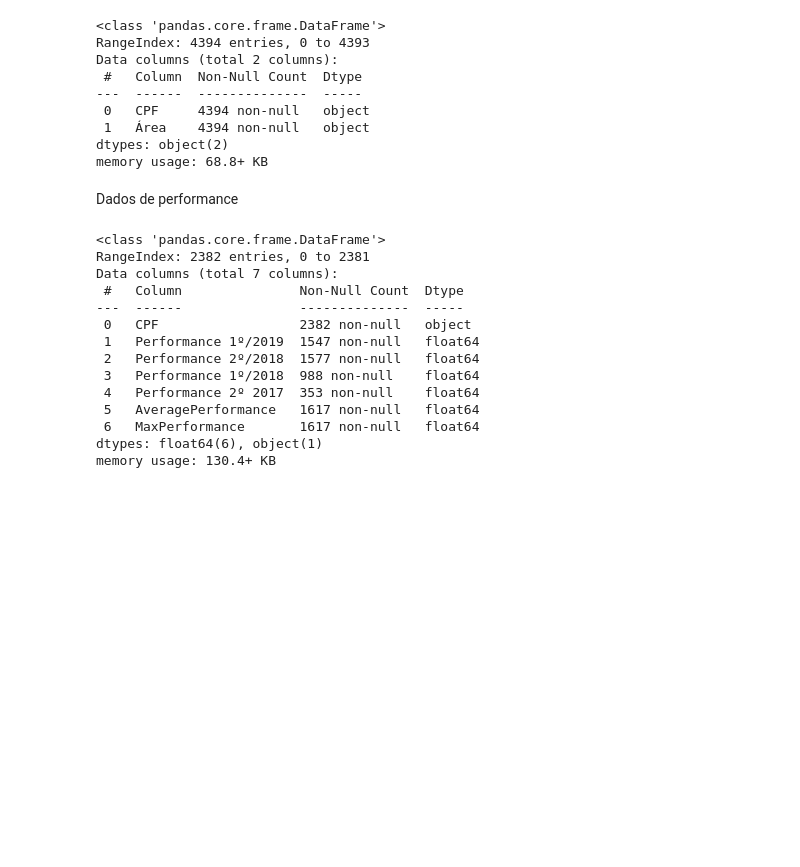
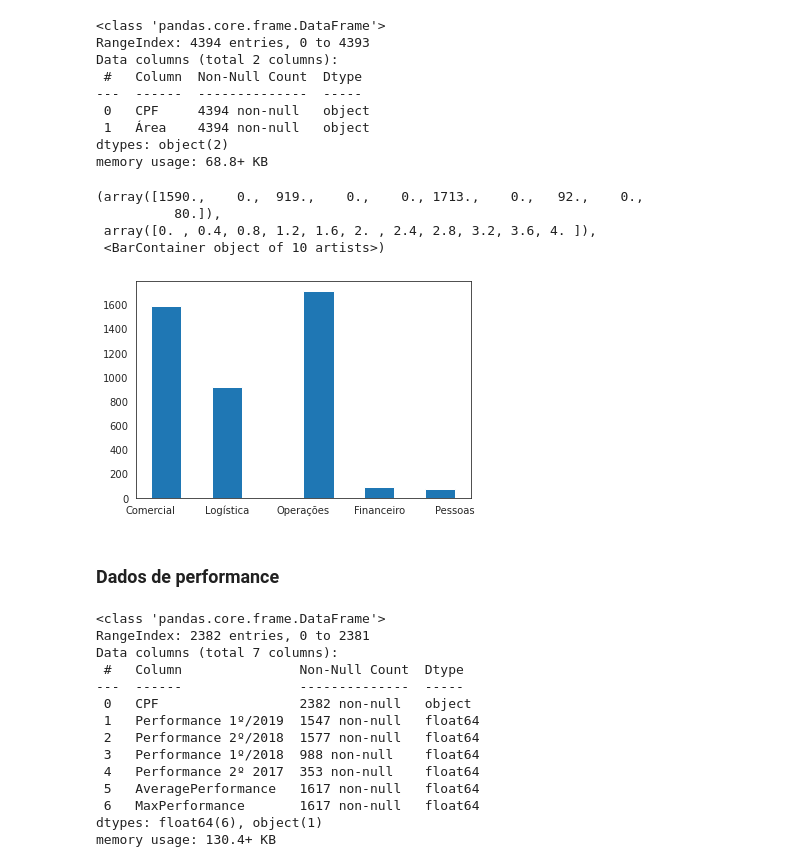
Before and after one commit to biagzi/data_science, a Jupyter notebook: case2_people_analytics/Presentation.ipynb, the cells around one changed output. Cells and saved outputs as stored; diff of their text form; code cells hidden in the pictures; blank space fills up the shorter version.

```diff
--- a/case2_people_analytics/Presentation.ipynb
+++ b/case2_people_analytics/Presentation.ipynb
@@ -39,6 +44,14 @@ Data columns (total 2 columns):
  1   Área    4394 non-null   object
 dtypes: object(2)
 memory usage: 68.8+ KB
+# %%
+plt.hist(df_area['Área'])
+# %% [output]
+(array([1590.,    0.,  919.,    0.,    0., 1713.,    0.,   92.,    0.,
+          80.]),
+ array([0. , 0.4, 0.8, 1.2, 1.6, 2. , 2.4, 2.8, 3.2, 3.6, 4. ]),
+ <BarContainer object of 10 artists>)
+[figure, added]
 # %% [markdown]
-Dados de performance
+### Dados de performance
 # %%
```
Also changed, not shown: parts of 51 cells of this notebook, 1 other file.
